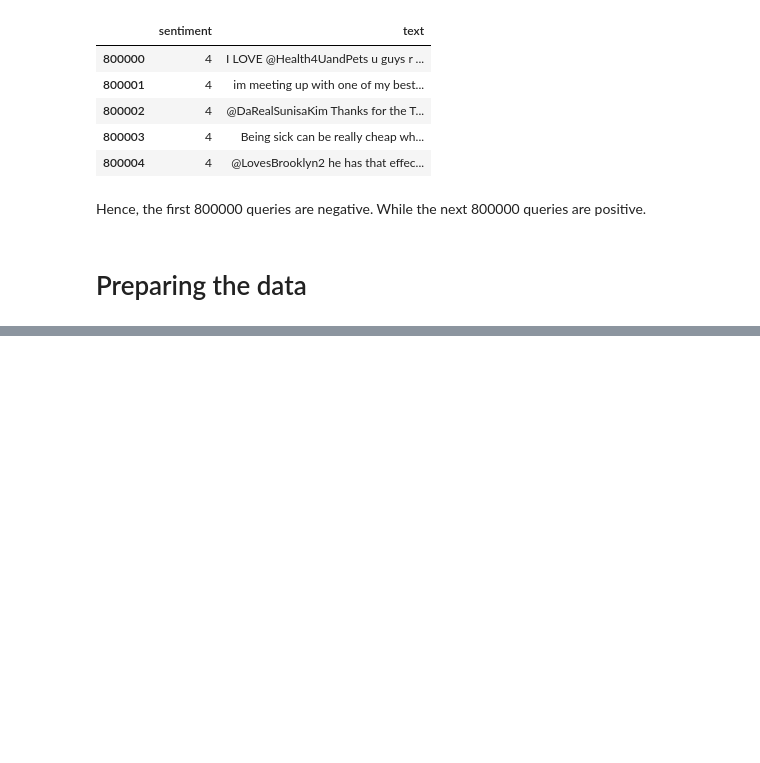
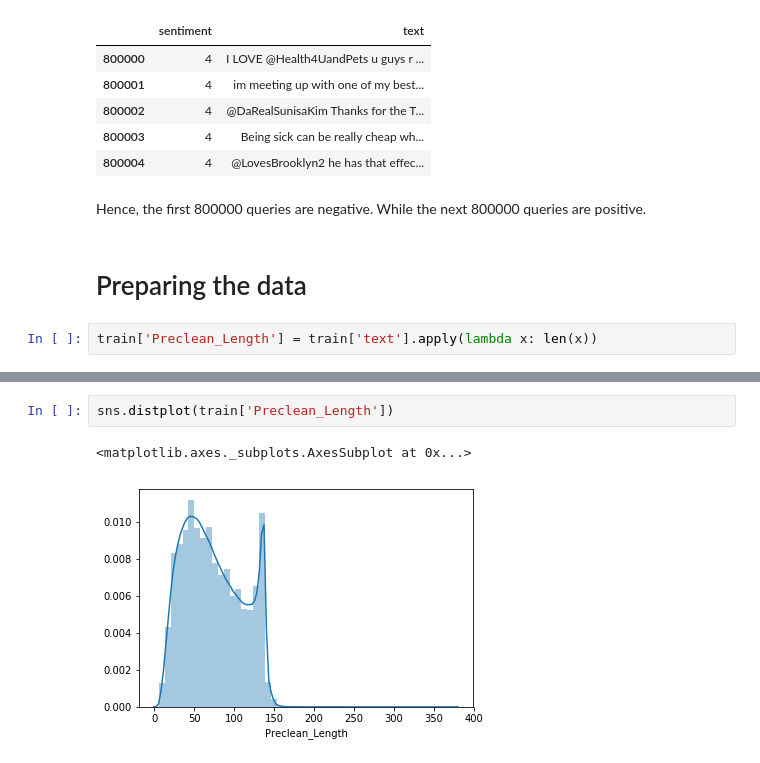
Before and after one commit to rkritika1508/Sentiment-Analysis, a Jupyter notebook: First.ipynb, the cells around one changed output, grey strips where cells are left out. Drawn from its saved outputs; the diff is of its cells as text; blank space fills up the shorter version.

```diff
--- a/First.ipynb
+++ b/First.ipynb
@@ -63,3 +63,5 @@ train[train['sentiment']==4].head()
 Hence, the first 800000 queries are negative. While the next 800000 queries are positive.
 # %% [markdown]
 # Preparing the data
+# %%
+train['Preclean_Length'] = train['text'].apply(lambda x: len(x))
@@ -65,0 +77,5 @@ Hence, the first 800000 queries are negative. While the next 800000 queries are
+# %%
+sns.distplot(train['Preclean_Length'])
+# %% [output]
+<matplotlib.axes._subplots.AxesSubplot at 0x...>
+[figure, added]
```
Also changed, not shown: parts of 10 cells of this notebook.
